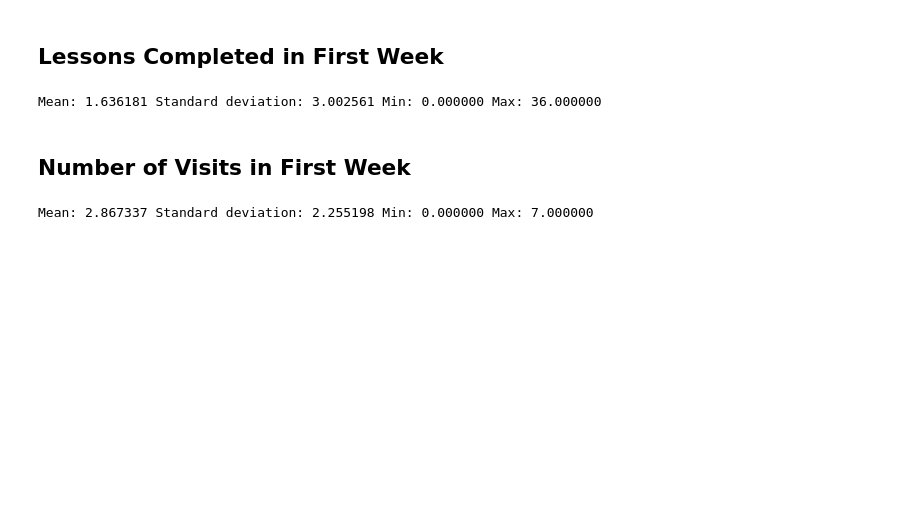
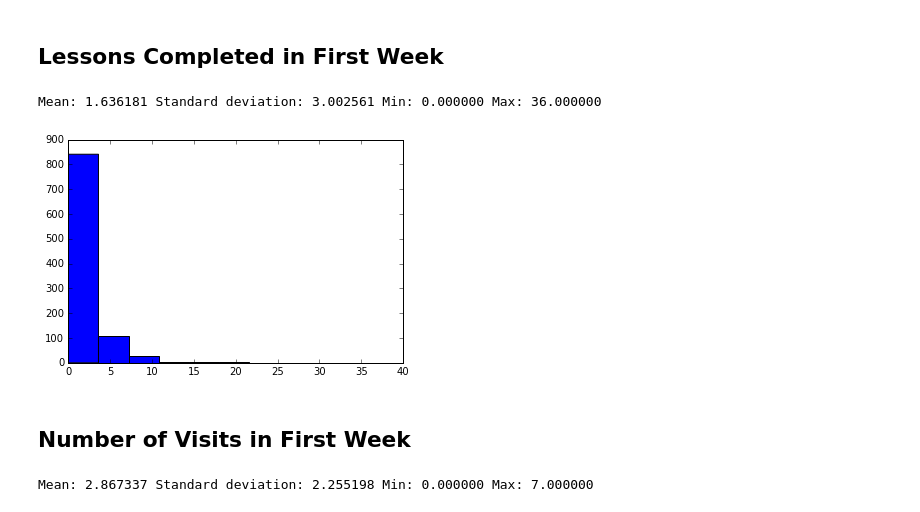
Before and after one commit to slangenbach/udacity-da-nanodegree, a Jupyter notebook: p2/L1_Starter_Code.ipynb, the cells around one changed output. Saved outputs shown, nothing was run; the diff lists cells and outputs as text; code cells hidden in the pictures; blank space fills up the shorter version.

```diff
--- a/p2/L1_Starter_Code.ipynb
+++ b/p2/L1_Starter_Code.ipynb
@@ -404,33 +406,35 @@ def group_data(data, key_name):
 engagement_by_account = group_data(paid_engagement_in_first_week, "account_key")
 
 def sum_grouped_data(data, field_name):
     """
     Given data in dict form and a field name, the function returns sum of the field name per key
     """
     summed_data = {}
 
     for key, values in data.items():
         total = 0
         for value in values:
             total += value[field_name]
         summed_data[key] = total
     return summed_data
 
 total_lessons_per_account = sum_grouped_data(engagement_by_account, "lessons_completed")
 
 def describe_data(data):
     """
     Given a dataset the function returns mean, std. deviation, min and max
     """
     print(
         "Mean: %f" % np.mean(data),
         "Standard deviation: %f" % np.std(data),
         "Min: %f" % np.min(data),
         "Max: %f" % np.max(data))
+    plt.hist(data)
 
 describe_data(list(total_lessons_per_account.values()))
 # %% [output]
 Mean: 1.636181 Standard deviation: 3.002561 Min: 0.000000 Max: 36.000000
+[figure, added]
 # %% [markdown]
 ## Number of Visits in First Week
 # %%
```
Also changed, not shown: parts of 14 cells of this notebook, 6 other files.
